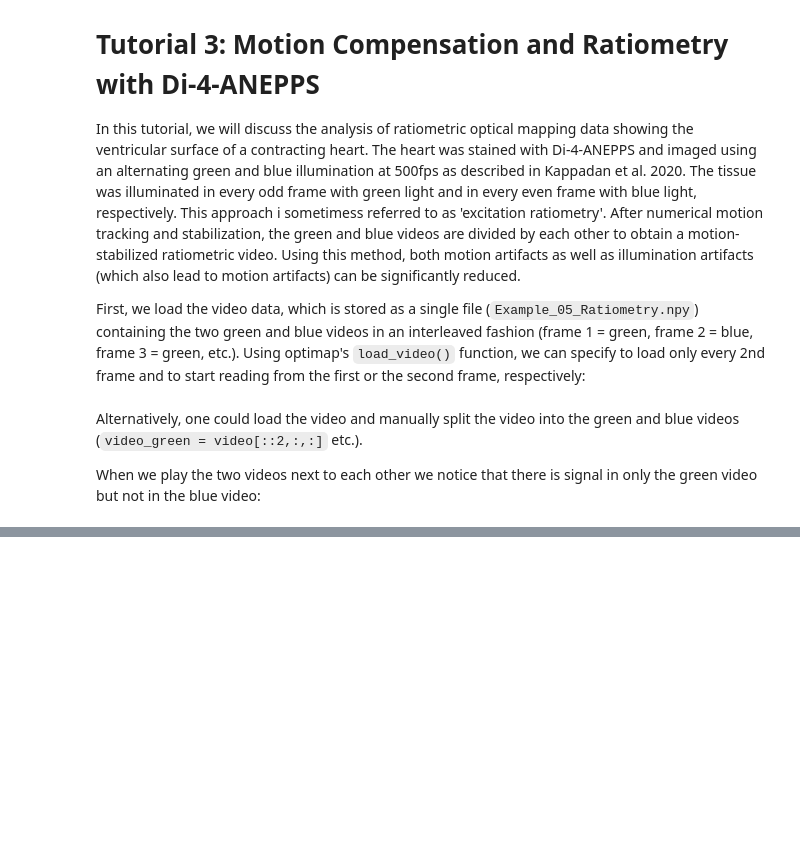
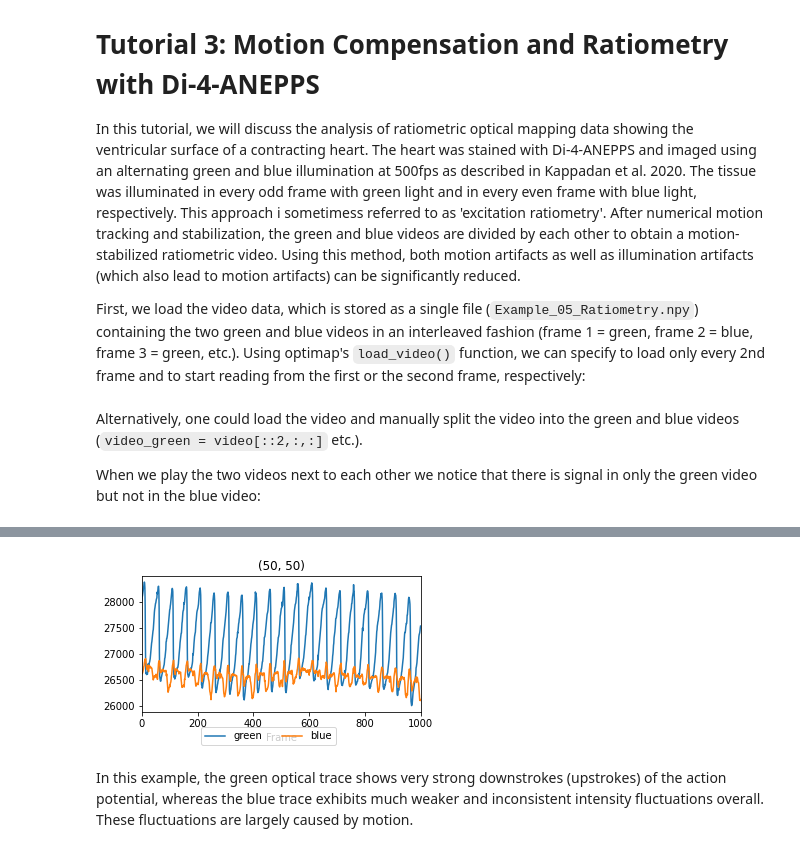
Before and after one commit to cardiacvision/optimap, a Jupyter notebook: docs/tutorials/ratiometry.ipynb, the cells around one changed output, grey strips where cells are left out. Drawn from its saved outputs; the diff is of its cells as text; code cells hidden in the pictures; blank space fills up the shorter version.

```diff
--- a/docs/tutorials/ratiometry.ipynb
+++ b/docs/tutorials/ratiometry.ipynb
@@ -53,0 +56,3 @@ render_ani_func(lambda: om.video.play2(video_green, 1, title="green video with s
+# %%
+om.trace.set_default_trace_window('disc') # the trace is sample from a disc-shaped region with a diameter specified by 'size'
+om.compare_traces([video_green, video_blue],labels=['green','blue'], size=5)
@@ -53,0 +61,6 @@ render_ani_func(lambda: om.video.play2(video_green, 1, title="green video with s
+# %%
+om.compare_traces([video_green, video_blue],[50,50],labels=['green','blue'], size=5)
+# %% [output]
+[figure, added]
+# %% [markdown]
+In this example, the green optical trace shows very strong downstrokes (upstrokes) of the action potential, whereas the blue trace exhibits much weaker and inconsistent intensity fluctuations overall. These fluctuations are largely caused by motion.
```
Also changed, not shown: parts of 3 cells of this notebook.
